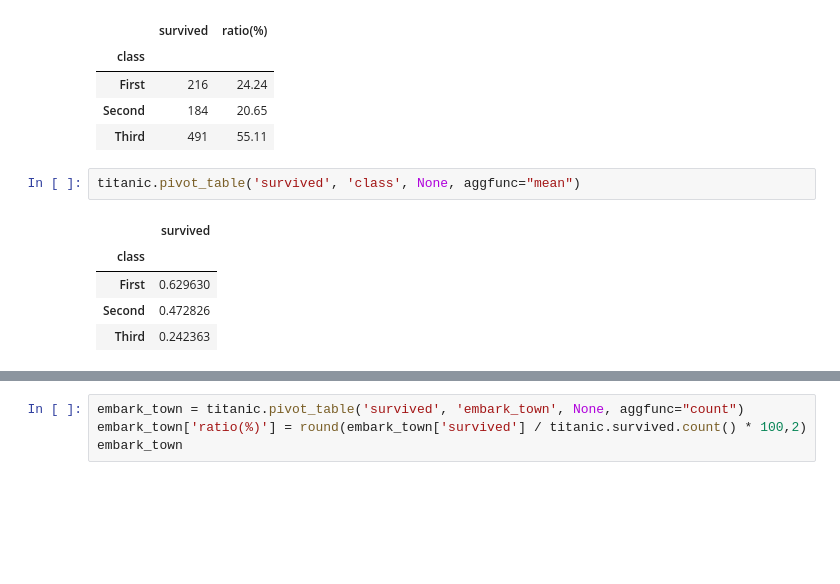
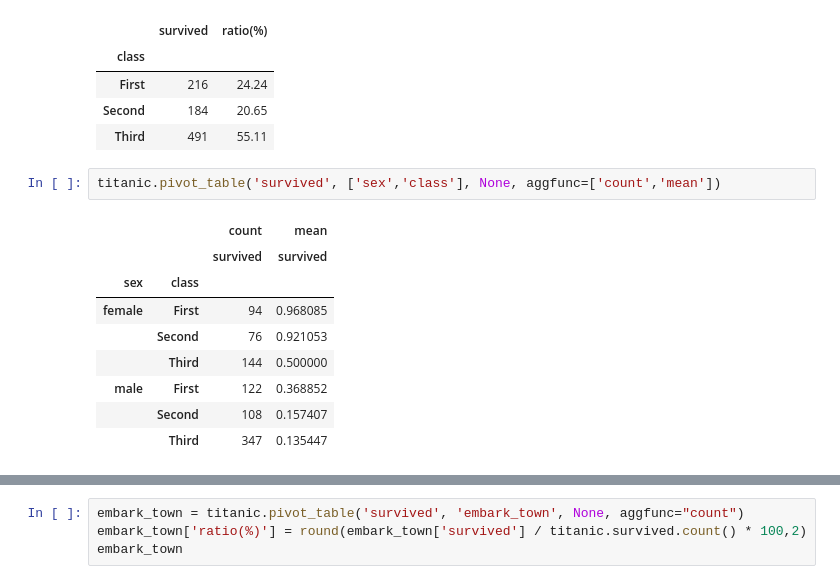
Before and after one commit to beegramin9/DataScience, a Jupyter notebook: 03_pandas/11_1111.ipynb, the cells around one changed output, grey strips where cells are left out. Drawn from its saved outputs; the diff is of its cells as text; blank space fills up the shorter version.

```diff
--- a/03_pandas/11_1111.ipynb
+++ b/03_pandas/11_1111.ipynb
@@ -242,10 +253,14 @@ class_
 | Second | 184 | 20.65 |
 | Third | 491 | 55.11 |
 # %%
-titanic.pivot_table('survived', 'class', None, aggfunc="mean")
+titanic.pivot_table('survived', ['sex','class'], None, aggfunc=['count','mean'])
 # %% [output]
-|  | survived |
-| class |  |
-| First | 0.629630 |
-| Second | 0.472826 |
-| Third | 0.242363 |
+|  |  | count | mean |
+|  |  | survived | survived |
+| sex | class |  |  |
+| female | First | 94 | 0.968085 |
+|  | Second | 76 | 0.921053 |
+|  | Third | 144 | 0.500000 |
+| male | First | 122 | 0.368852 |
+|  | Second | 108 | 0.157407 |
+|  | Third | 347 | 0.135447 |
```
Also changed, not shown: parts of 16 cells of this notebook, 1 other file.
